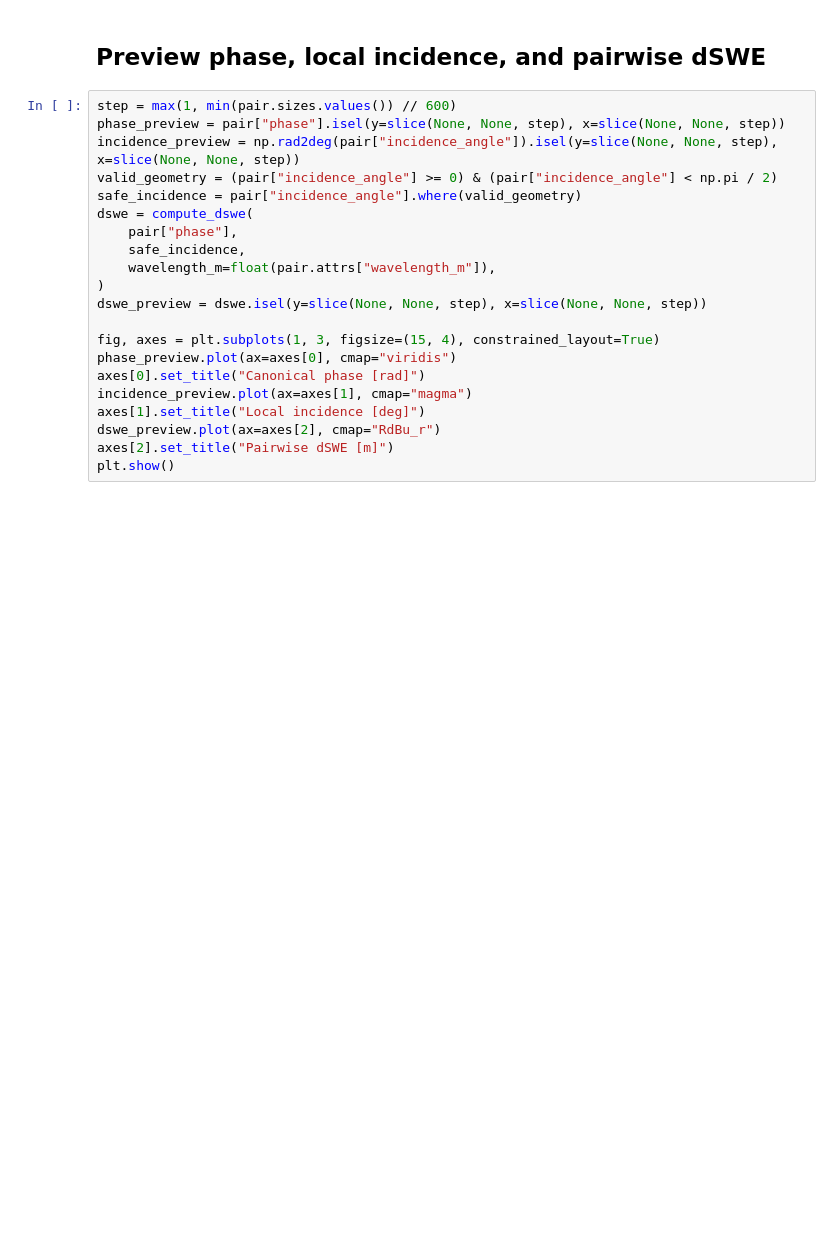
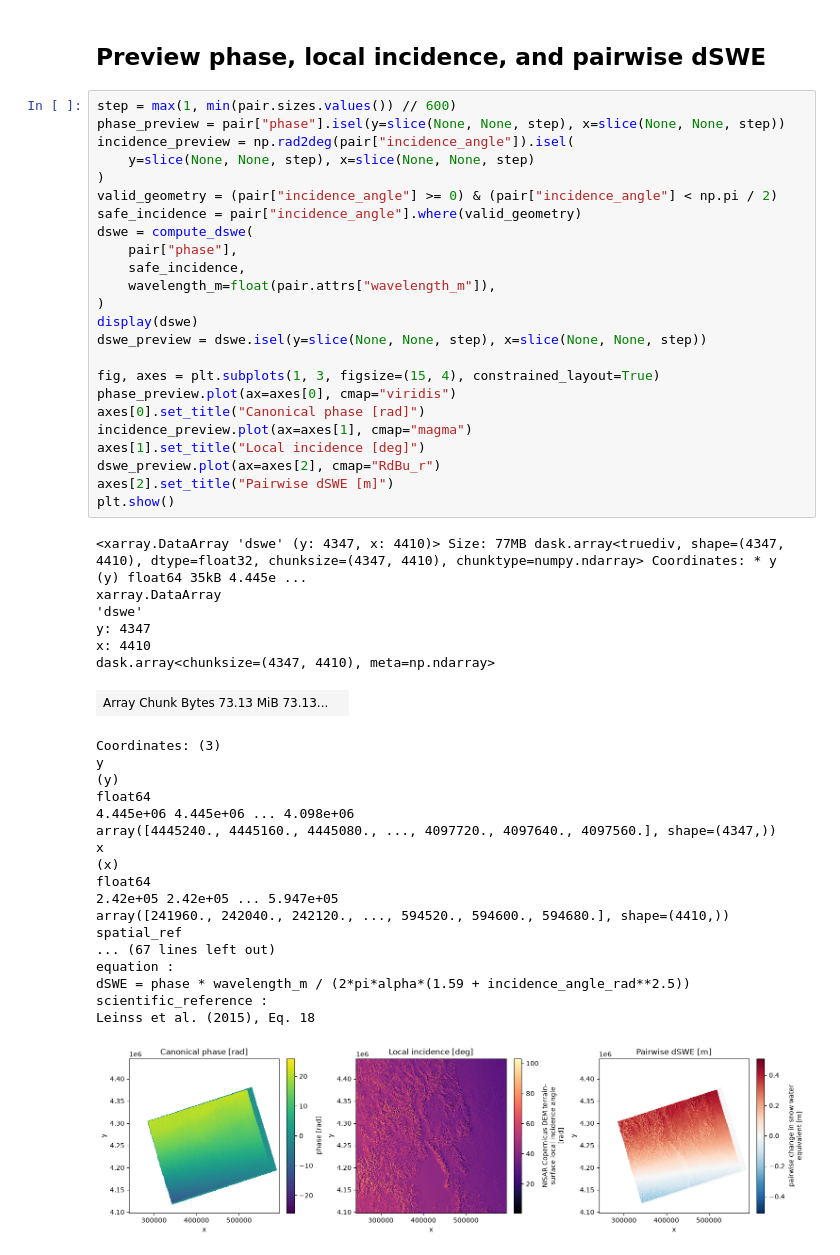
Before and after one commit to snowin-org/snowin, a Jupyter notebook: notebooks/02_real_nisar_gunw_workflow.ipynb, the cells around one changed output. Cells and saved outputs as stored; diff of their text form; blank space fills up the shorter version.

Commit message:
Improve notebook xarray displays

```diff
--- a/notebooks/02_real_nisar_gunw_workflow.ipynb
+++ b/notebooks/02_real_nisar_gunw_workflow.ipynb
@@ -62,23 +174,52 @@ print("DEM source:", pair.attrs.get("dem_source"))
 # %%
 step = max(1, min(pair.sizes.values()) // 600)
 phase_preview = pair["phase"].isel(y=slice(None, None, step), x=slice(None, None, step))
-incidence_preview = np.rad2deg(pair["incidence_angle"]).isel(y=slice(None, None, step), x=slice(None, None, step))
+incidence_preview = np.rad2deg(pair["incidence_angle"]).isel(
+    y=slice(None, None, step), x=slice(None, None, step)
+)
 valid_geometry = (pair["incidence_angle"] >= 0) & (pair["incidence_angle"] < np.pi / 2)
 safe_incidence = pair["incidence_angle"].where(valid_geometry)
 dswe = compute_dswe(
     pair["phase"],
     safe_incidence,
     wavelength_m=float(pair.attrs["wavelength_m"]),
 )
+display(dswe)
 dswe_preview = dswe.isel(y=slice(None, None, step), x=slice(None, None, step))
 
 fig, axes = plt.subplots(1, 3, figsize=(15, 4), constrained_layout=True)
 phase_preview.plot(ax=axes[0], cmap="viridis")
 axes[0].set_title("Canonical phase [rad]")
 incidence_preview.plot(ax=axes[1], cmap="magma")
 axes[1].set_title("Local incidence [deg]")
 dswe_preview.plot(ax=axes[2], cmap="RdBu_r")
 axes[2].set_title("Pairwise dSWE [m]")
 plt.show()
+# %% [output]
+<xarray.DataArray 'dswe' (y: 4347, x: 4410)> Size: 77MB dask.array<truediv, shape=(4347, 4410), dtype=float32, chunksize=(4347, 4410), chunktype=numpy.ndarray> Coordinates: * y (y) float64 35kB 4.445e ...
+xarray.DataArray
+'dswe'
+y: 4347
+x: 4410
+dask.array<chunksize=(4347, 4410), meta=np.ndarray>
+| Array Chunk Bytes 73.13 MiB 73.13... |  |
+Coordinates: (3)
+y
+(y)
+float64
+4.445e+06 4.445e+06 ... 4.098e+06
+array([4445240., 4445160., 4445080., ..., 4097720., 4097640., 4097560.], shape=(4347,))
+x
+(x)
+float64
+2.42e+05 2.42e+05 ... 5.947e+05
+array([241960., 242040., 242120., ..., 594520., 594600., 594680.], shape=(4410,))
+spatial_ref
+... (67 lines left out)
+equation :
+dSWE = phase * wavelength_m / (2*pi*alpha*(1.59 + incidence_angle_rad**2.5))
+scientific_reference :
+Leinss et al. (2015), Eq. 18
+[figure, added]
 # %%
 print("phase definition:", pair.attrs.get("phase_difference_definition"))
```
Also changed, not shown: parts of 5 cells of this notebook, 1 other file.
